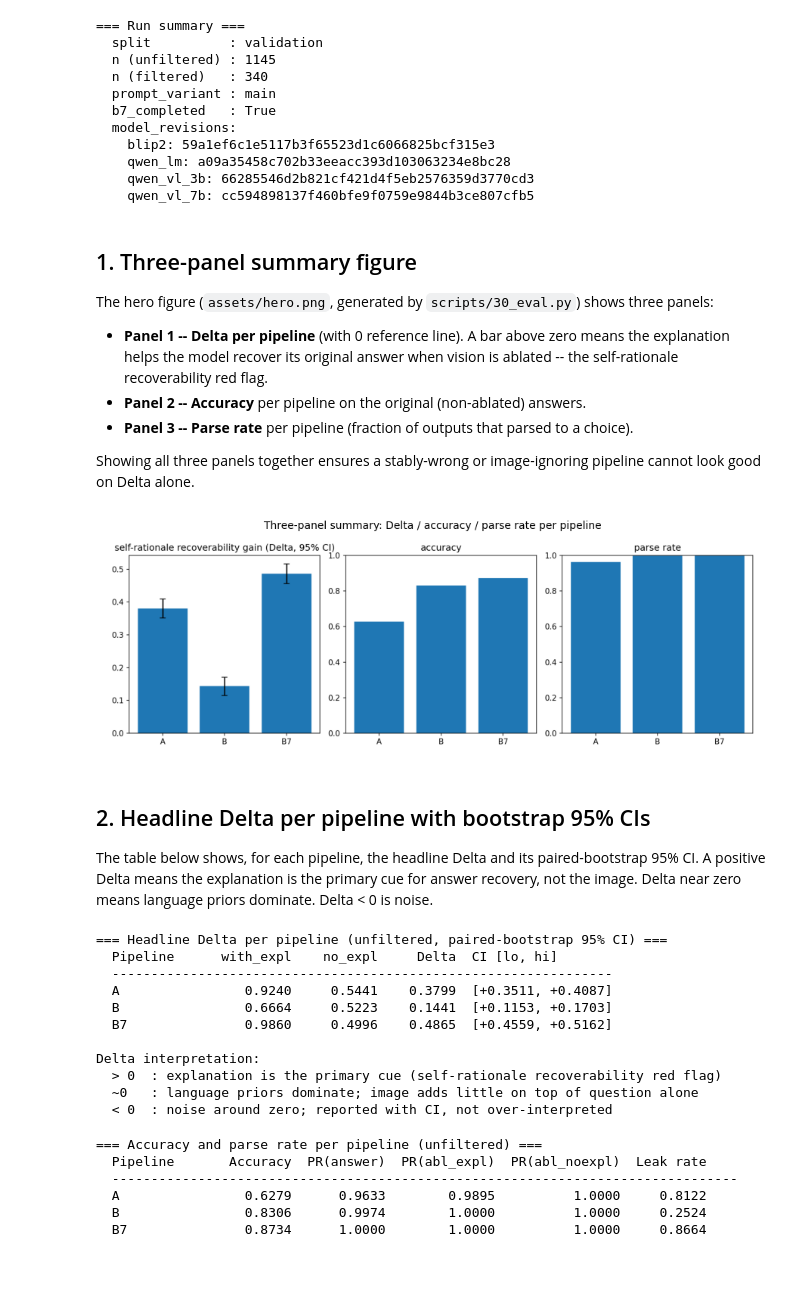
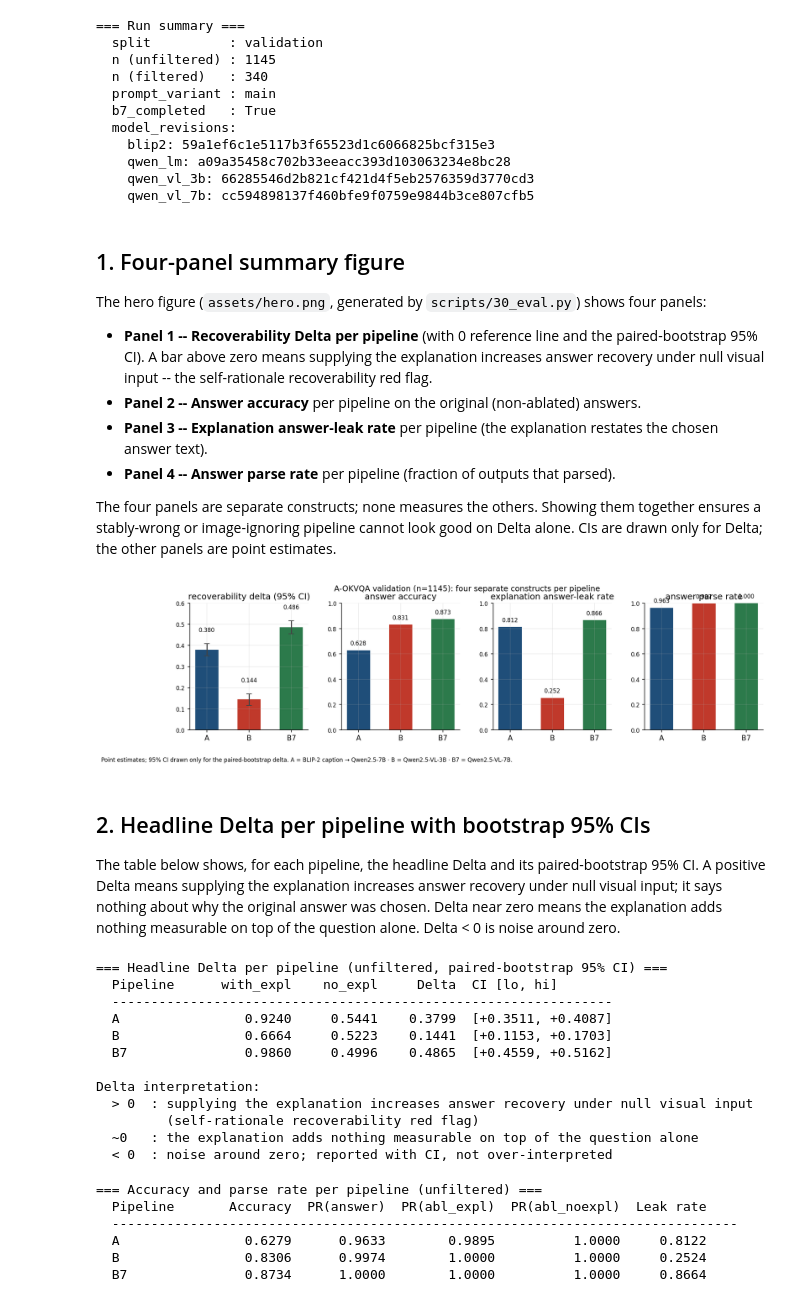
Before and after one commit to Desmond-Mariita/interpretability-foundations, a Jupyter notebook: projects/04-vqa-aokvqa/notebooks/01-vqa-consistency.ipynb, the cells around one changed output. Cells and saved outputs as stored; diff of their text form; code cells hidden in the pictures; blank space fills up the shorter version.

```diff
--- a/projects/04-vqa-aokvqa/notebooks/01-vqa-consistency.ipynb
+++ b/projects/04-vqa-aokvqa/notebooks/01-vqa-consistency.ipynb
@@ -182,56 +185,61 @@ if revs:
     qwen_vl_3b: 66285546d2b821cf421d4f5eb2576359d3770cd3
     qwen_vl_7b: cc594898137f460bfe9f0759e9844b3ce807cfb5
 # %% [markdown]
-## 1. Three-panel summary figure
+## 1. Four-panel summary figure
 
-The hero figure (`assets/hero.png`, generated by `scripts/30_eval.py`) shows three panels:
+The hero figure (`assets/hero.png`, generated by `scripts/30_eval.py`) shows four panels:
 
-- **Panel 1 -- Delta per pipeline** (with 0 reference line). A bar above zero means
-  the explanation helps the model recover its original answer when vision is ablated --
-  the self-rationale recoverability red flag.
-- **Panel 2 -- Accuracy** per pipeline on the original (non-ablated) answers.
-- **Panel 3 -- Parse rate** per pipeline (fraction of outputs that parsed to a choice).
+- **Panel 1 -- Recoverability Delta per pipeline** (with 0 reference line and the
+  paired-bootstrap 95% CI). A bar above zero means supplying the explanation increases
+  answer recovery under null visual input -- the self-rationale recoverability red flag.
+- **Panel 2 -- Answer accuracy** per pipeline on the original (non-ablated) answers.
+- **Panel 3 -- Explanation answer-leak rate** per pipeline (the explanation restates the
+  chosen answer text).
+- **Panel 4 -- Answer parse rate** per pipeline (fraction of outputs that parsed).
 
-Showing all three panels together ensures a stably-wrong or image-ignoring pipeline
-cannot look good on Delta alone.
+The four panels are separate constructs; none measures the others. Showing them together
+ensures a stably-wrong or image-ignoring pipeline cannot look good on Delta alone. CIs
+are drawn only for Delta; the other panels are point estimates.
 # %%
 # ---------------------------------------------------------------------------
 # Display pre-rendered hero figure
 # ---------------------------------------------------------------------------
 fig, ax = plt.subplots(figsize=(9, 4))
 if HERO_PATH.exists():
     try:
         img = plt.imread(str(HERO_PATH))
         ax.imshow(img)
         ax.axis("off")
         ax.set_title(
-            "Three-panel summary: Delta / accuracy / parse rate per pipeline",
+            "Four-panel summary: Delta / accuracy / leak rate / parse rate per pipeline",
             fontsize=10,
         )
     except Exception as exc:
         ax.text(
             0.5, 0.5,
             f"Could not load hero figure:\n{exc}\n\nRun 30_eval.py to generate it.",
             ha="center", va="center", transform=ax.transAxes,
             fontsize=9, color="firebrick",
         )
 else:
     ax.text(
         0.5, 0.5,
         "assets/hero.png not found.\nRun 30_eval.py to generate it.",
         ha="center", va="center", transform=ax.transAxes,
         fontsize=9, color="firebrick",
     )
 plt.tight_layout()
 plt.show()
 # %% [output]
-[figure, old version]
+[figure, new version]
 # %% [markdown]
 ## 2. Headline Delta per pipeline with bootstrap 95% CIs
 
 The table below shows, for each pipeline, the headline Delta and its paired-bootstrap
-95% CI. A positive Delta means the explanation is the primary cue for answer recovery,
-not the image. Delta near zero means language priors dominate. Delta < 0 is noise.
+95% CI. A positive Delta means supplying the explanation increases answer recovery
+under null visual input; it says nothing about why the original answer was chosen.
+Delta near zero means the explanation adds nothing measurable on top of the question
+alone. Delta < 0 is noise around zero.
 # %%
 # ---------------------------------------------------------------------------
 # Print headline Delta per pipeline
@@ -263,8 +271,9 @@ print()
 
 # Interpretation hint
 print("Delta interpretation:")
-print("  > 0  : explanation is the primary cue (self-rationale recoverability red flag)")
-print("  ~0   : language priors dominate; image adds little on top of question alone")
+print("  > 0  : supplying the explanation increases answer recovery under null visual input")
+print("         (self-rationale recoverability red flag)")
+print("  ~0   : the explanation adds nothing measurable on top of the question alone")
 print("  < 0  : noise around zero; reported with CI, not over-interpreted")
 # %% [output]
 === Headline Delta per pipeline (unfiltered, paired-bootstrap 95% CI) ===
@@ -275,8 +284,9 @@ print("  < 0  : noise around zero; reported with CI, not over-interpreted")
   B7               0.9860     0.4996    0.4865  [+0.4559, +0.5162]
 
 Delta interpretation:
-  > 0  : explanation is the primary cue (self-rationale recoverability red flag)
-  ~0   : language priors dominate; image adds little on top of question alone
+  > 0  : supplying the explanation increases answer recovery under null visual input
+         (self-rationale recoverability red flag)
+  ~0   : the explanation adds nothing measurable on top of the question alone
   < 0  : noise around zero; reported with CI, not over-interpreted
 # %%
 # ---------------------------------------------------------------------------
```
Also changed, not shown: parts of 5 cells of this notebook, 10 other files.
